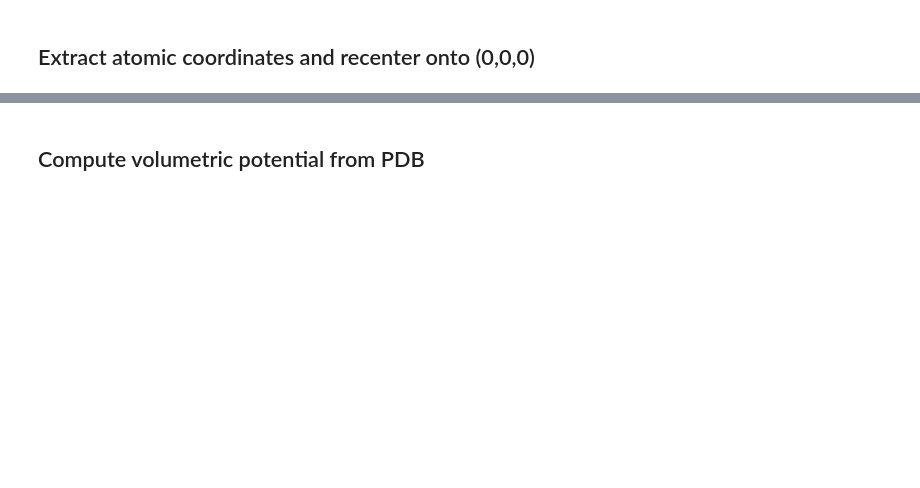
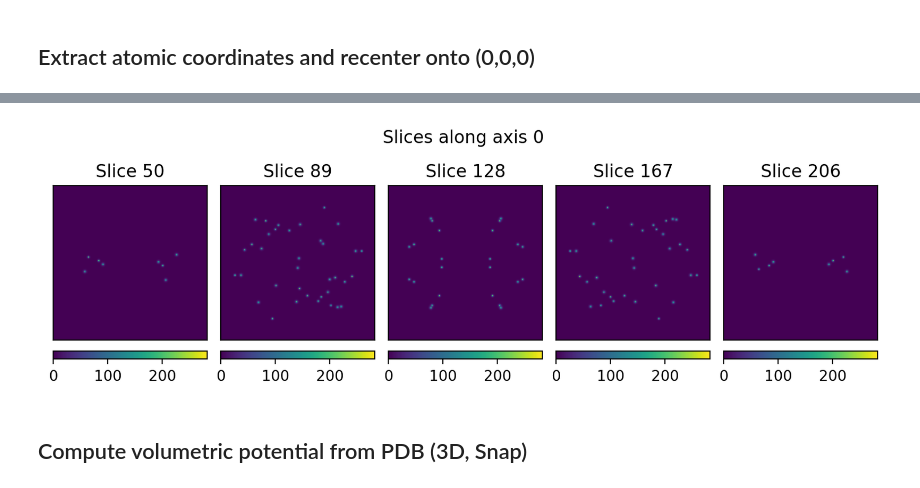
Before and after one commit to joelyeois/specter, a Jupyter notebook: pdb2mrc.ipynb, the cells around one changed output, grey strips where cells are left out. Cells and saved outputs as stored; diff of their text form; code cells hidden in the pictures; blank space fills up the shorter version.

```diff
--- a/pdb2mrc.ipynb
+++ b/pdb2mrc.ipynb
@@ -68,2 +98,7 @@ plt.colorbar()
+# %%
+start_idx = 50
+plot_slices(vol_snapped_2d, start_idx=start_idx, end_idx=n - start_idx)
+# %% [output]
+[figure, added]
 # %% [markdown]
-## Compute volumetric potential from PDB
+## Compute volumetric potential from PDB (3D, Snap)
```
Also changed, not shown: parts of 32 cells of this notebook, 7 other files.
